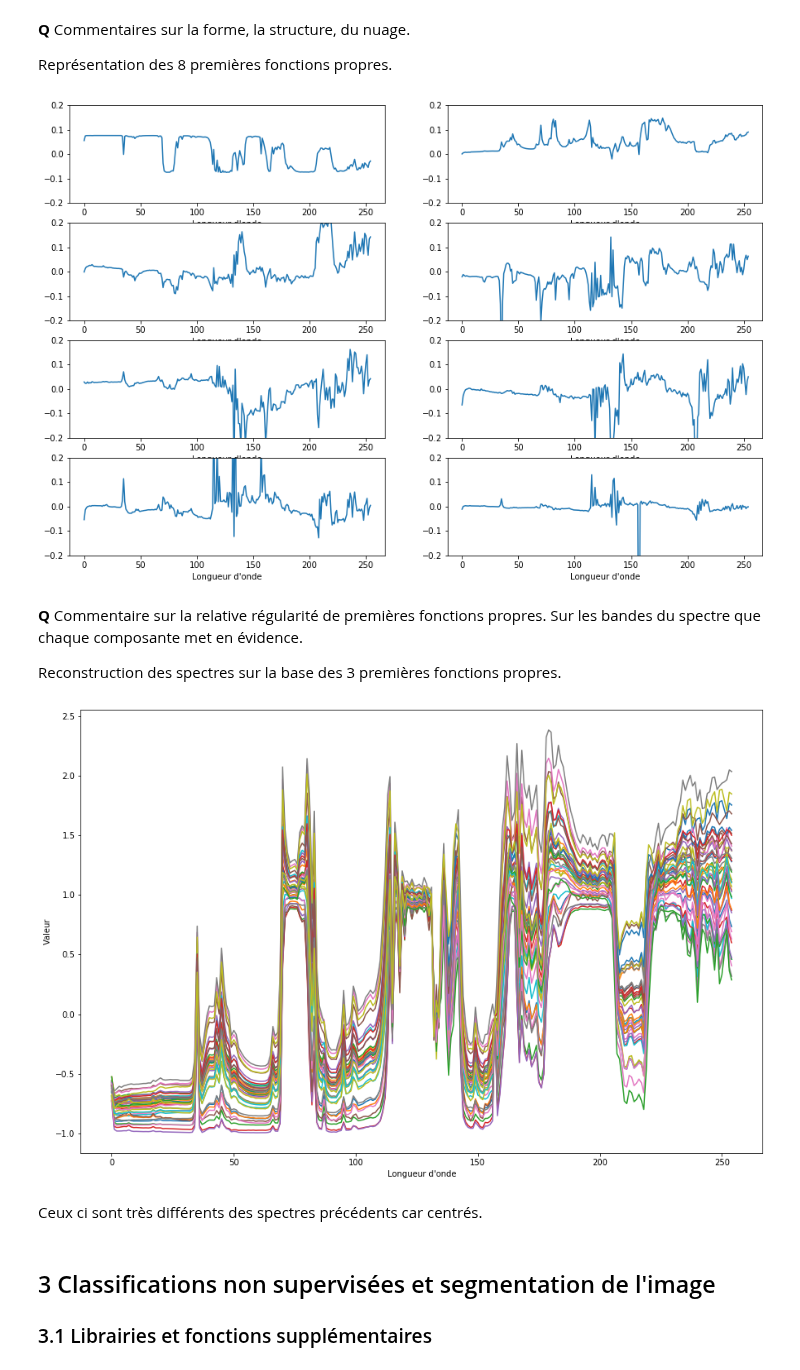
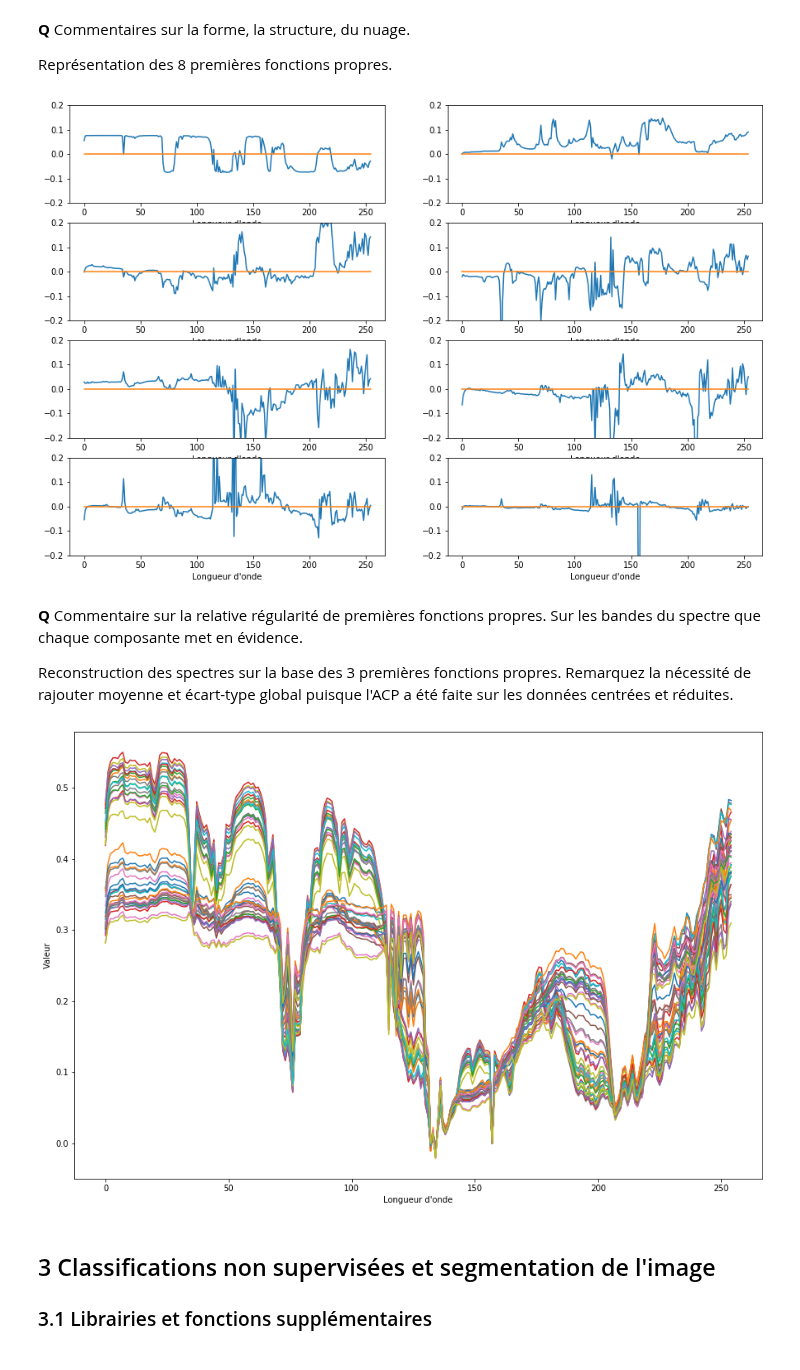
Before and after one commit to wikistat/Exploration, a Jupyter notebook: Mars/ML-Tutorial-Mars.ipynb, the cells around one changed output. Saved outputs shown, nothing was run; the diff lists cells and outputs as text; code cells hidden in the pictures.

```diff
--- a/Mars/ML-Tutorial-Mars.ipynb
+++ b/Mars/ML-Tutorial-Mars.ipynb
@@ -192,29 +192,30 @@ x = np.linspace(0, 254, 255)
 for i in range(0, 8):
    fig.add_subplot(4, 2, i+1)
    plt.ylim((-0.2, 0.2))
-   plt.plot(x,pcaR.components_[i])
+   plt.plot(x, pcaR.components_[i])
+   plt.plot(x, [0] * len(x))
    plt.xlabel("Longueur d'onde")
 plt.show()
 # %% [output]
-[figure, old version]
+[figure, new version]
 # %% [markdown]
 **Q** Commentaire sur la relative régularité de premières fonctions propres. Sur les bandes du spectre que chaque composante met en évidence.
 
-Reconstruction des spectres sur la base des 3 premières fonctions propres.
+Reconstruction des spectres sur la base des 3 premières fonctions propres. Remarquez la nécessité de rajouter moyenne et écart-type global puisque l'ACP a été faite sur les données centrées et réduites.
 # %%
 plt.figure(figsize = (15, 10))
-echantillon = mars[::1000]
+globalMean = pd.DataFrame(mars, columns = mars.columns).mean()
+globalSd = pd.DataFrame(mars, columns = mars.columns).std()
 x = np.arange(0,255)
-for i in range(0, np.shape(echantillon)[0]):
-    y= C[i,0] * pcaR.components_[0] + C[i, 1] * pcaR.components_[1] + C[i, 2] * pcaR.components_[2]
+for i in range(0, np.shape(mars)[0], 1000):
+    yScale = C[i,0] * pcaR.components_[0] + C[i, 1] * pcaR.components_[1] + C[i, 2] * pcaR.components_[2]
+    y = globalMean + globalSd * yScale
     plt.plot(x, y)
 plt.ylabel('Valeur')
 plt.xlabel("Longueur d'onde")
 plt.show()
 # %% [output]
-[figure, old version]
+[figure, new version]
-# %% [markdown]
-Ceux ci sont très différents des spectres précédents car centrés.
 # %% [markdown]
 ## 3 Classifications non supervisées et segmentation de l'image
 
```
Also changed, not shown: parts of 17 cells of this notebook.
